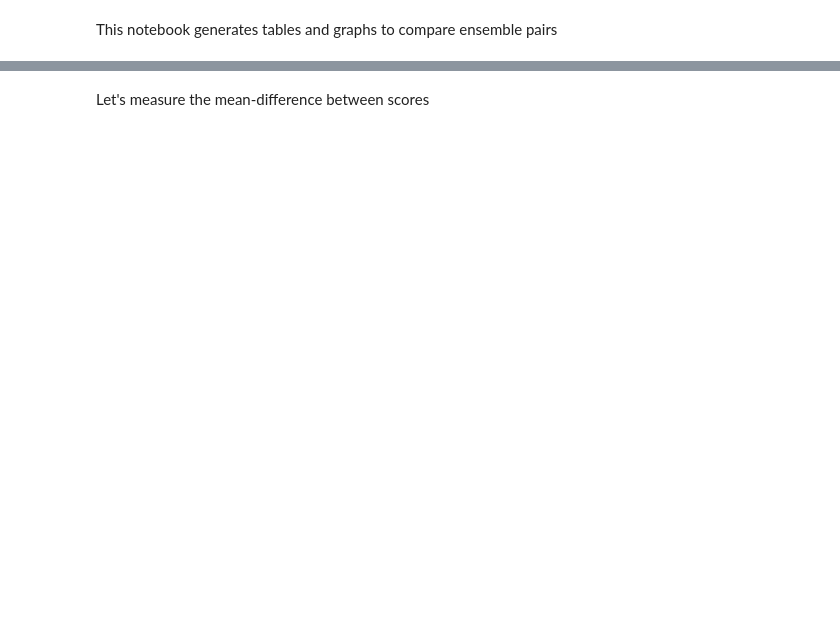
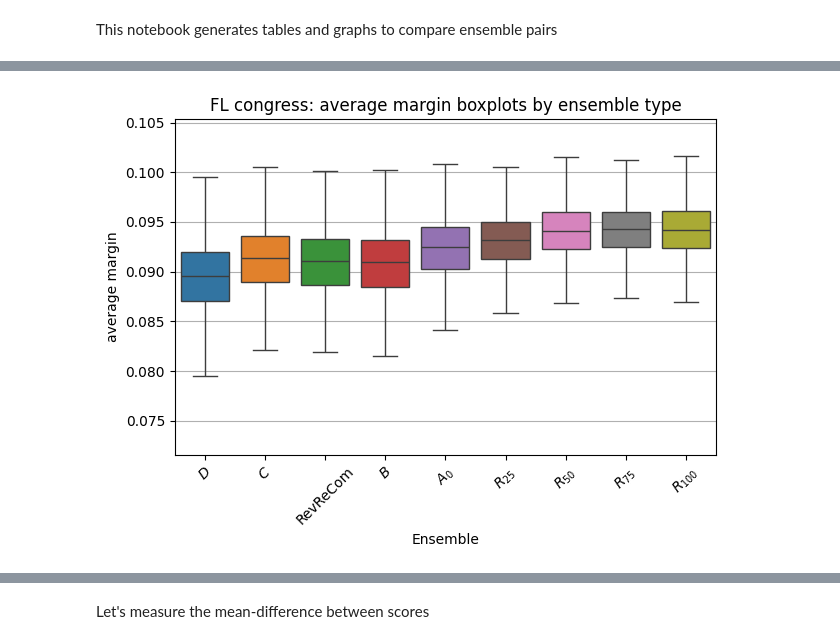
Before and after one commit to KrisTapp/Knobs, a Jupyter notebook: Compare ensembles.ipynb, the cells around one changed output, grey strips where cells are left out. Cells and saved outputs as stored; diff of their text form; code cells hidden in the pictures; blank space fills up the shorter version.

```diff
--- a/Compare ensembles.ipynb
+++ b/Compare ensembles.ipynb
@@ -17 +24,5 @@ my_ensemble_list = ['distpair_ust', 'distpair', 'ust', 'base0', 'county25', 'cou
+# %%
+box_whisker_plot('FL', 'congress', my_ensemble_list, 'average margin') # box plot of any given list of ensembles
+# %% [output]
+[figure, added]
 # %%
```
Also changed, not shown: parts of 39 cells of this notebook, 48 other files.
